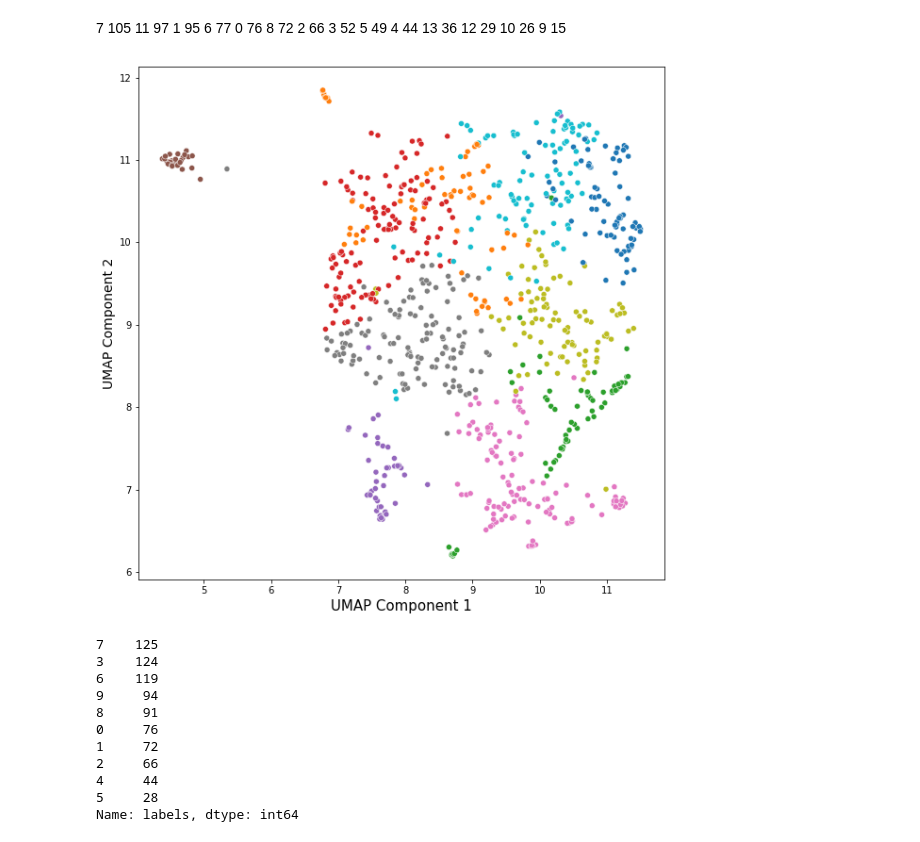
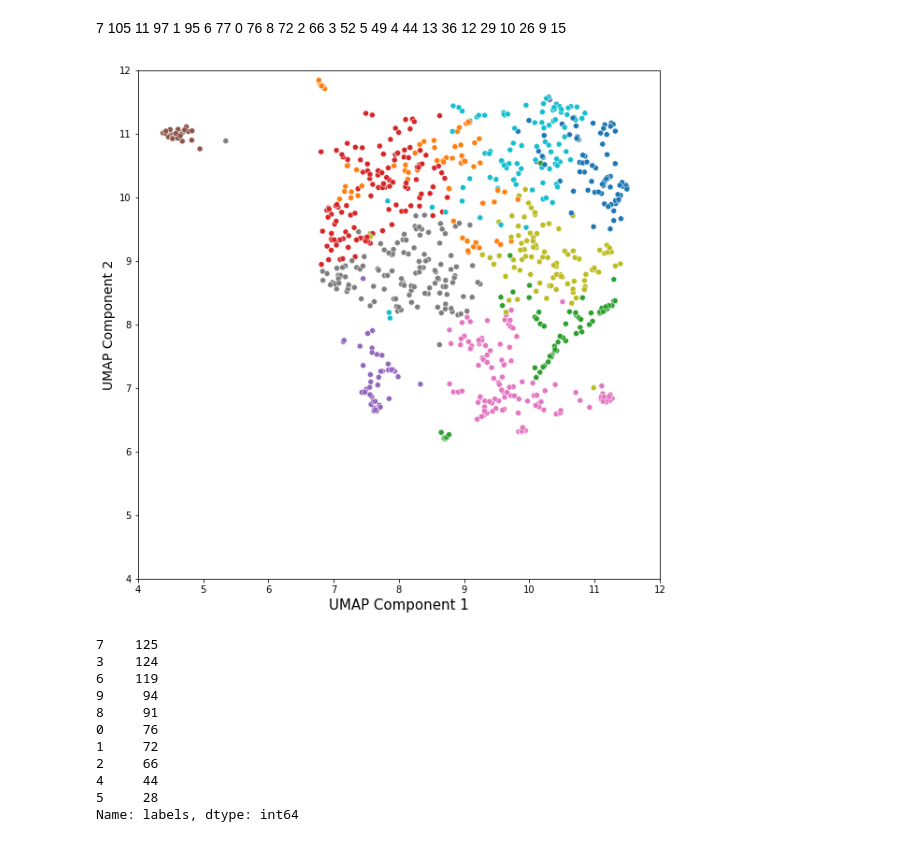
Before and after one commit to QuantLet/USC, a Jupyter notebook: SC-literature-research/BERT_Embeddings.ipynb, the cells around one changed output. Drawn from its saved outputs; the diff is of its cells as text; code cells hidden in the pictures.

Commit message:
square the plots, adjust axis

```diff
--- a/SC-literature-research/BERT_Embeddings.ipynb
+++ b/SC-literature-research/BERT_Embeddings.ipynb
@@ -146,17 +146,19 @@ color_map = {0: 'tab:blue',
 # %%
 # Prepare data
 umap_data = umap.UMAP(n_neighbors=15, n_components=2, min_dist=0.0, metric='cosine', random_state=42).fit_transform(embeddings)
 result = pd.DataFrame(umap_data, columns=['x', 'y'])
 result['labels'] = cluster.labels_
 
 # Visualize clusters
 fig, ax = plt.subplots(figsize=(10, 10))
 sns.scatterplot(result.x, result.y, c=result.labels.map(color_map))
 plt.xlabel("UMAP Component 1", fontsize=15)
 plt.ylabel("UMAP Component 2", fontsize=14)
-plt.savefig(f"{PATH}/images/scatter_research_tsquare.png", transparent=True)
+plt.xlim((4, 12))
+plt.ylim((4, 12))
+plt.savefig(f"{PATH}/images/scatter_research_tsquare_lim.png", transparent=True)
 # %% [output]
-[figure, old version]
+[figure, new version]
 # %%
 result['labels'].value_counts()
 # %% [output]
```
Also changed, not shown: parts of 1 cell of this notebook, 1 other file.
